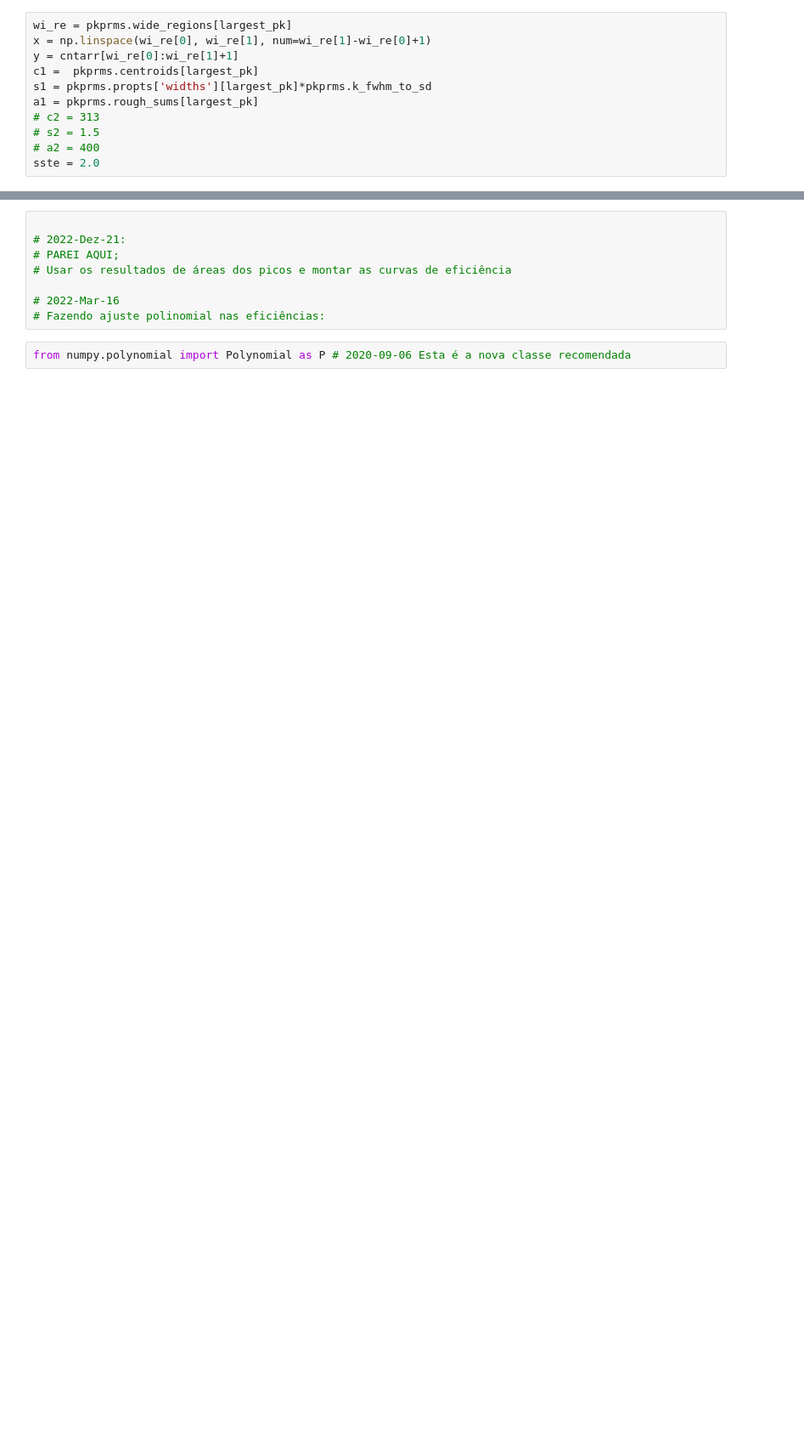
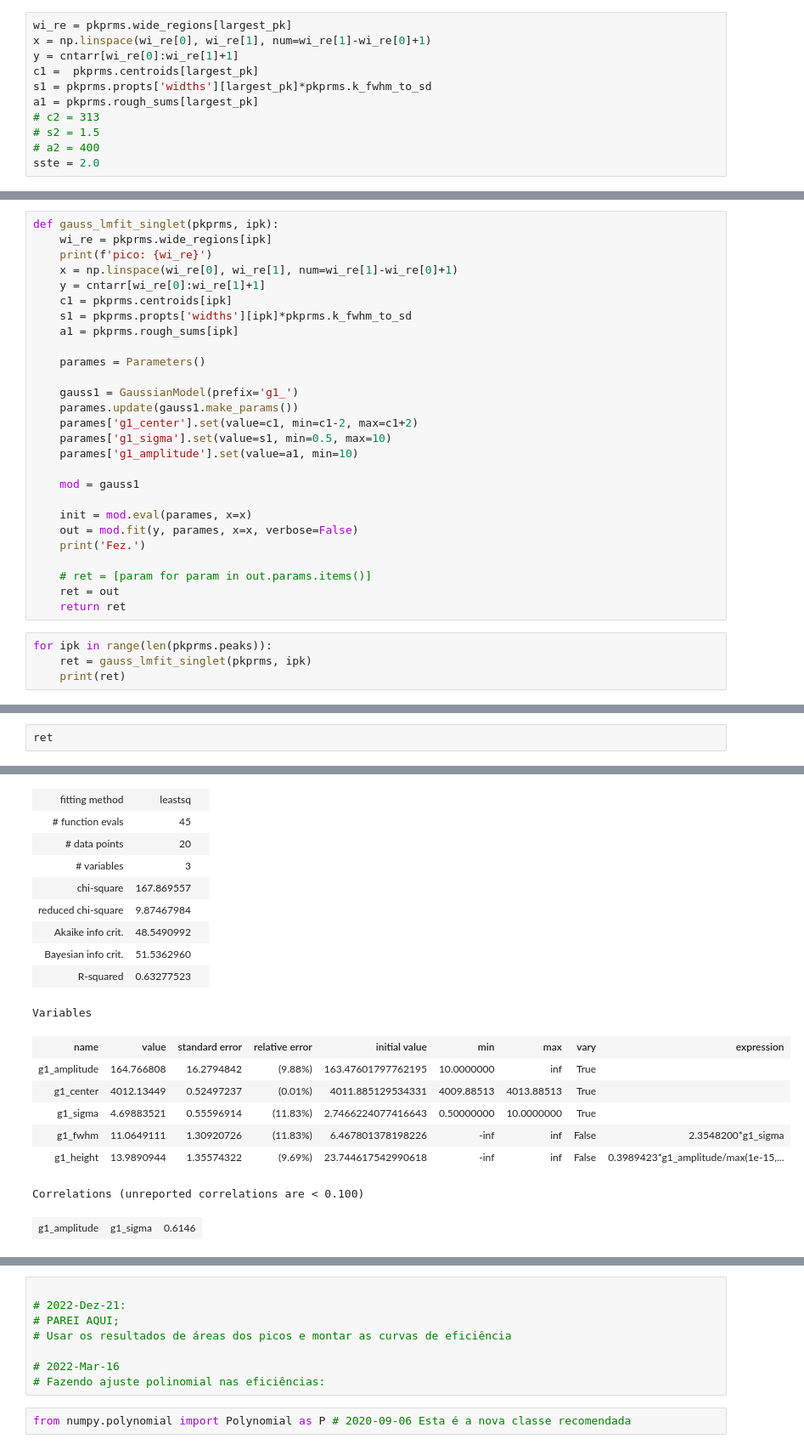
Before and after one commit to terrabela/OGRaySpY, a Jupyter notebook: src/radionuclide_analysis.ipynb, the cells around one changed output, grey strips where cells are left out. Shown at 85% size. Drawn from its saved outputs; the diff is of its cells as text; blank space fills up the shorter version.

```diff
--- a/src/radionuclide_analysis.ipynb
+++ b/src/radionuclide_analysis.ipynb
@@ -395,0 +553,31 @@ axes[1].legend(loc='best')
+# %%
+def gauss_lmfit_singlet(pkprms, ipk):
+    wi_re = pkprms.wide_regions[ipk]
+    print(f'pico: {wi_re}')
+    x = np.linspace(wi_re[0], wi_re[1], num=wi_re[1]-wi_re[0]+1)
+    y = cntarr[wi_re[0]:wi_re[1]+1]
+    c1 = pkprms.centroids[ipk]
+    s1 = pkprms.propts['widths'][ipk]*pkprms.k_fwhm_to_sd
+    a1 = pkprms.rough_sums[ipk]
+
+    parames = Parameters()
+
+    gauss1 = GaussianModel(prefix='g1_')
+    parames.update(gauss1.make_params())
+    parames['g1_center'].set(value=c1, min=c1-2, max=c1+2)
+    parames['g1_sigma'].set(value=s1, min=0.5, max=10)
+    parames['g1_amplitude'].set(value=a1, min=10)
+
+    mod = gauss1
+
+    init = mod.eval(parames, x=x)
+    out = mod.fit(y, parames, x=x, verbose=False)
+    print('Fez.')
+
+    # ret = [param for param in out.params.items()]
+    ret = out
+    return ret
+# %%
+for ipk in range(len(pkprms.peaks)):
+    ret = gauss_lmfit_singlet(pkprms, ipk)
+    print(ret)
@@ -395,0 +602,3 @@ axes[1].legend(loc='best')
+# %%
+ret
+# %% [output]
@@ -395,0 +608,18 @@ axes[1].legend(loc='best')
+| fitting method | leastsq |  |
+| # function evals | 45 |  |
+| # data points | 20 |  |
+| # variables | 3 |  |
+| chi-square | 167.869557 |  |
+| reduced chi-square | 9.87467984 |  |
+| Akaike info crit. | 48.5490992 |  |
+| Bayesian info crit. | 51.5362960 |  |
+| R-squared | 0.63277523 |  |
+Variables
+| name | value | standard error | relative error | initial value | min | max | vary | expression |
+| g1_amplitude | 164.766808 | 16.2794842 | (9.88%) | 163.47601797762195 | 10.0000000 | inf | True |  |
+| g1_center | 4012.13449 | 0.52497237 | (0.01%) | 4011.885129534331 | 4009.88513 | 4013.88513 | True |  |
+| g1_sigma | 4.69883521 | 0.55596914 | (11.83%) | 2.7466224077416643 | 0.50000000 | 10.0000000 | True |  |
+| g1_fwhm | 11.0649111 | 1.30920726 | (11.83%) | 6.467801378198226 | -inf | inf | False | 2.3548200*g1_sigma |
+| g1_height | 13.9890944 | 1.35574322 | (9.69%) | 23.744617542990618 | -inf | inf | False | 0.3989423*g1_amplitude/max(1e-15,... |
+Correlations (unreported correlations are < 0.100)
+| g1_amplitude | g1_sigma | 0.6146 |
```
Also changed, not shown: parts of 26 cells of this notebook.
